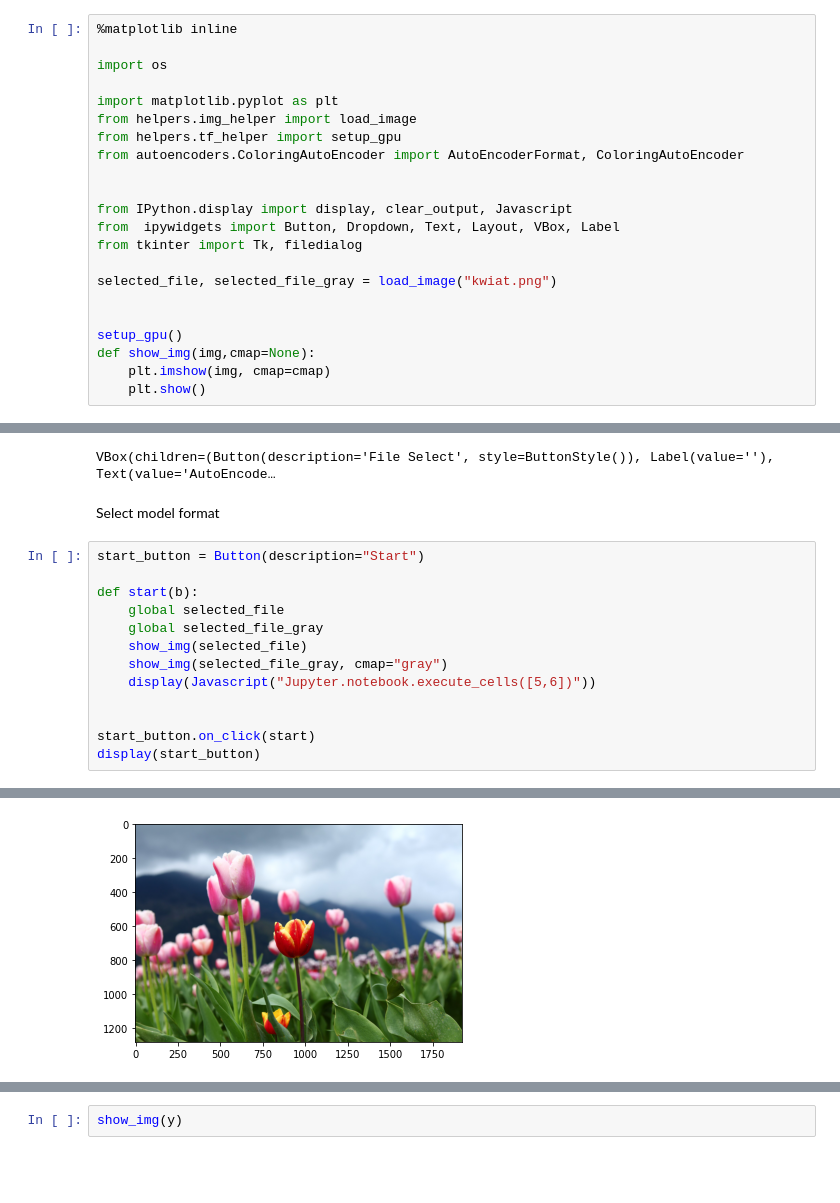
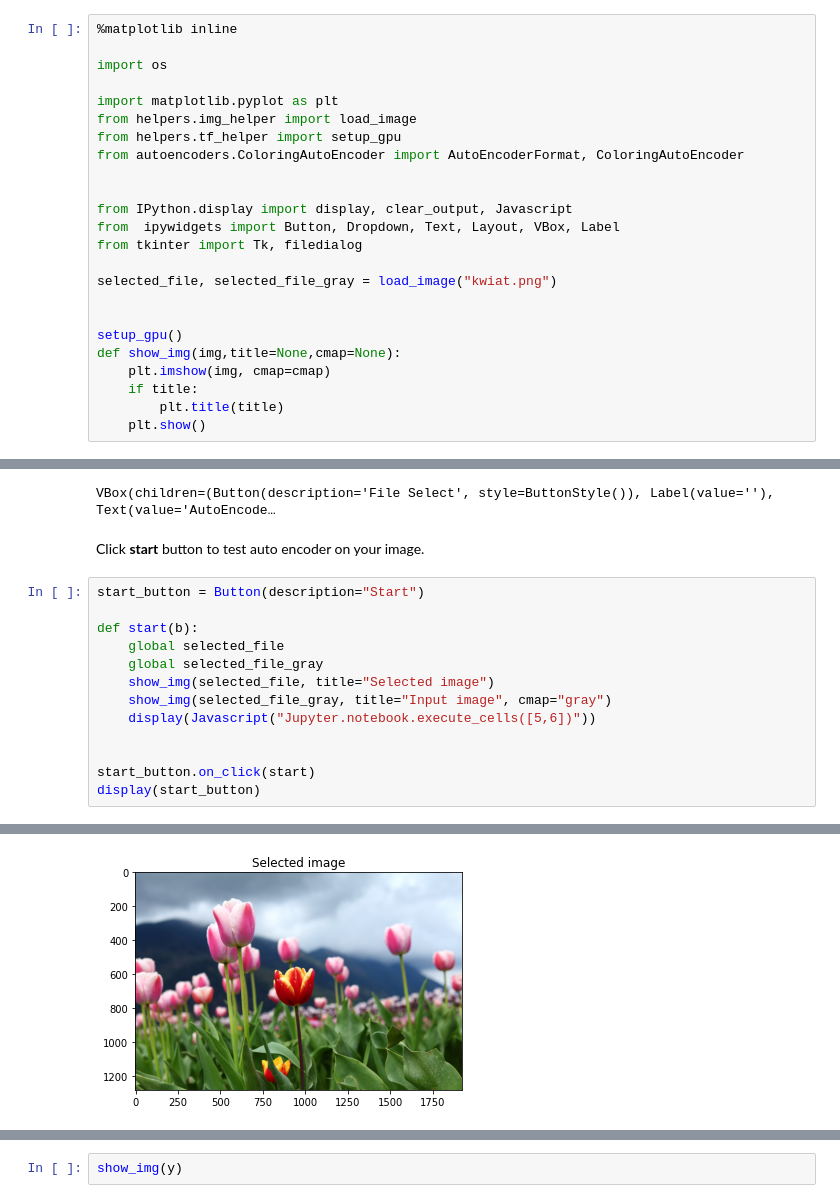
Before and after one commit to DominikKossinski/ColoringAutoencoder, a Jupyter notebook: examples.ipynb, the cells around one changed output, grey strips where cells are left out. Cells and saved outputs as stored; diff of their text form; blank space fills up the shorter version.

```diff
--- a/examples.ipynb
+++ b/examples.ipynb
@@ -17,6 +17,8 @@ selected_file, selected_file_gray = load_image("kwiat.png")
 
 
 setup_gpu()
-def show_img(img,cmap=None):
+def show_img(img,title=None,cmap=None):
     plt.imshow(img, cmap=cmap)
+    if title:
+        plt.title(title)
     plt.show()
@@ -59,21 +64,21 @@ box = VBox([file_select, file_label, auto_encoder_name, file_format])
 display(box)
 # %% [output]
 VBox(children=(Button(description='File Select', style=ButtonStyle()), Label(value=''), Text(value='AutoEncode…
-# %% [markdown]
-Select model format
+# %% [markdown]
+Click **start** button to test auto encoder on your image.
 # %%
 start_button = Button(description="Start")
 
 def start(b):
     global selected_file
     global selected_file_gray
-    show_img(selected_file)
-    show_img(selected_file_gray, cmap="gray")
+    show_img(selected_file, title="Selected image")
+    show_img(selected_file_gray, title="Input image", cmap="gray")
     display(Javascript("Jupyter.notebook.execute_cells([5,6])"))
 
 
 start_button.on_click(start)
 display(start_button)
 # %% [output]
 [interactive output not drawn]
-[figure, old version]
+[figure, new version]
```
Also changed, not shown: parts of 4 cells of this notebook.
